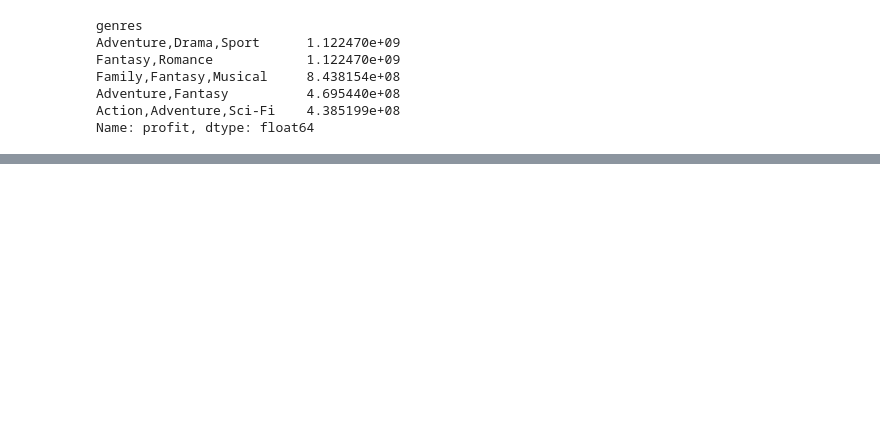
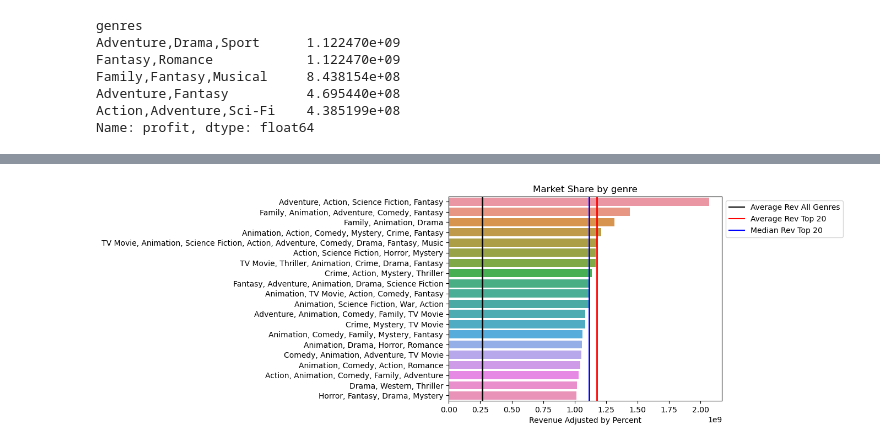
Before and after one commit to Reynch/dsc-phase-2-project-v3, a Jupyter notebook: Reyn.ipynb, the cells around one changed output, grey strips where cells are left out. Drawn from its saved outputs; the diff is of its cells as text; code cells hidden in the pictures; blank space fills up the shorter version.

```diff
--- a/Reyn.ipynb
+++ b/Reyn.ipynb
@@ -339,2 +479,15 @@ for genre in genre_list:
+# %%
+imdb_df['revenue_percent'] = imdb_df['Percent Genre in Market'] * imdb_df['revenue']
 # %%
-imdb_df.groupby()
+# create dictionary for revenue percent means
+
+rev_percent_by_genre = {}
+
+for genre in l:
+    mean = imdb_df[imdb_df['genre'] == genre]['revenue_percent'].mean()
+    rev_percent_by_genre[genre] = mean
+# %%
+# turn dict into dataframe
+rev_percent_by_genre_df = pd.DataFrame.from_dict(data = rev_percent_by_genre, orient = 'index')
+rev_percent_by_genre_df.rename(columns = {0: 'Revenue Adjusted by Percent'}, inplace=True)
+rev_percent_by_genre_df.head()
@@ -340,0 +501,22 @@ imdb_df.groupby()
+# %%
+# filtered for top 20 rev percents
+rev_percent_top_20 = rev_percent_by_genre_df['Revenue Adjusted by Percent'].sort_values(ascending=False).head(20)
+rev_percent_top_20_df = pd.DataFrame(data = rev_percent_top_20)
+# %%
+
+
+from matplotlib.lines import Line2D
+
+ax = sns.barplot(x=rev_percent_top_20_df['Revenue Adjusted by Percent'], y=rev_percent_top_20_df.index)
+ax.axvline(x = rev_percent_by_genre_df['Revenue Adjusted by Percent'].mean(), color = 'black', lw = 2)
+ax.axvline(x = rev_percent_top_20_df['Revenue Adjusted by Percent'].mean(), color = 'red', lw = 2)
+ax.axvline(x = rev_percent_top_20_df['Revenue Adjusted by Percent'].median(), color = 'blue', lw = 2)
+ax.set_title('Market Share by genre')
+labels = ['Average Rev All Genres', 'Average Rev Top 20', 'Median Rev Top 20']
+
+a = Line2D([], [], color='black', label='Average Rev All Genres')
+b = Line2D([], [], color='red', label='Average Rev Top 20')
+c = Line2D([], [], color='blue', label='Median Rev Top 20')
+plt.legend(handles=[a, b, c], bbox_to_anchor= (1,1));
+# %% [output]
+[figure, added]
```
Also changed, not shown: parts of 23 cells of this notebook, 2 other files.
